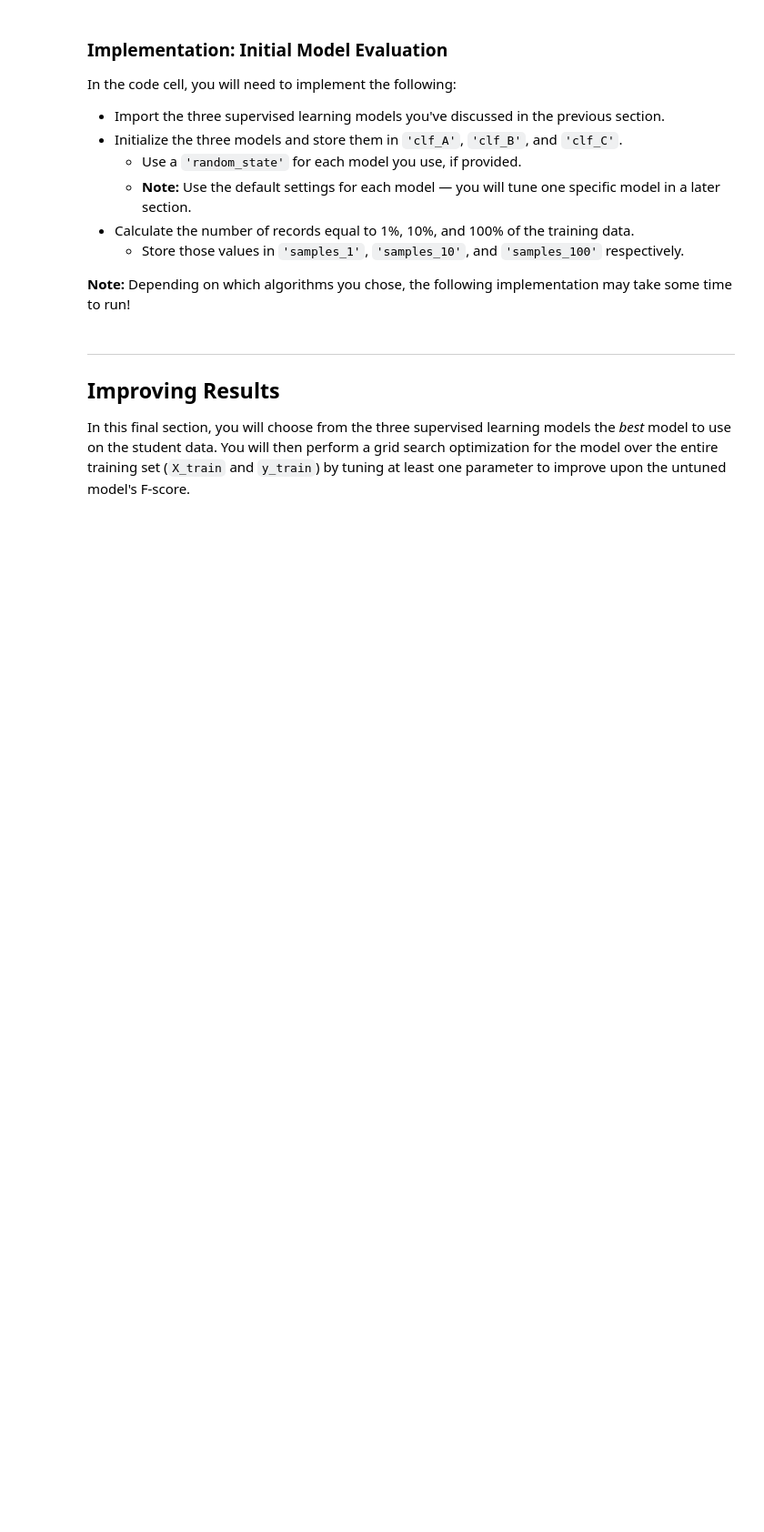
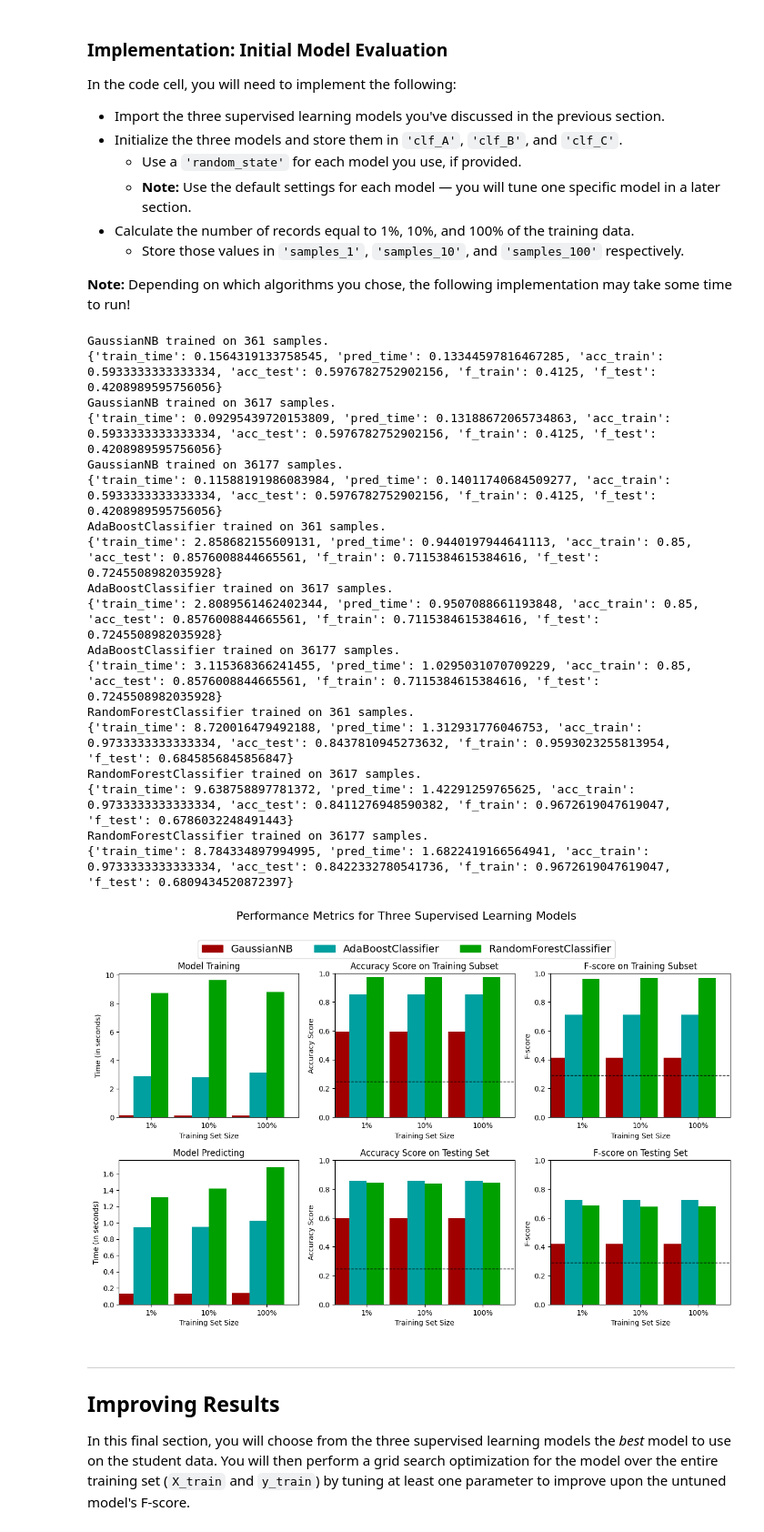
Before and after one commit to takakoyama/udacity_supervised, a Jupyter notebook: finding_donors.ipynb, the cells around one changed output. Shown: that part at 91% size. Saved outputs shown, nothing was run; the diff lists cells and outputs as text; code cells hidden in the pictures; blank space fills up the shorter version.

```diff
--- a/finding_donors.ipynb
+++ b/finding_donors.ipynb
@@ -316,6 +316,8 @@ In the code block below, you will need to implement the following:
    - Make sure that you set the `beta` parameter!
 # %%
 # TODO: Import two metrics from sklearn - fbeta_score and accuracy_score
+
+from sklearn.metrics import fbeta_score, accuracy_score
 
 def train_predict(learner, sample_size, X_train, y_train, X_test, y_test):
     '''
@@ -332,33 +334,33 @@ def train_predict(learner, sample_size, X_train, y_train, X_test, y_test):
 
     # TODO: Fit the learner to the training data using slicing with 'sample_size' using .fit(training_features[:], training_labels[:])
     start = time() # Get start time
-    learner = None
+    model = learner.fit(X_train, y_train)
     end = time() # Get end time
 
     # TODO: Calculate the training time
-    results['train_time'] = None
+    results['train_time'] = end-start
 
     # TODO: Get the predictions on the test set(X_test),
     #       then get predictions on the first 300 training samples(X_train) using .predict()
     start = time() # Get start time
-    predictions_test = None
-    predictions_train = None
+    predictions_test = model.predict(X_test)
+    predictions_train = model.predict(X_train)
     end = time() # Get end time
 
     # TODO: Calculate the total prediction time
-    results['pred_time'] = None
+    results['pred_time'] = end-start
 
     # TODO: Compute accuracy on the first 300 training samples which is y_train[:300]
-    results['acc_train'] = None
+    results['acc_train'] = accuracy_score(y_train[:300], predictions_train[:300])
 
     # TODO: Compute accuracy on test set using accuracy_score()
-    results['acc_test'] = None
+    results['acc_test'] = accuracy_score(y_test, predictions_test)
 
     # TODO: Compute F-score on the the first 300 training samples using fbeta_score()
-    results['f_train'] = None
+    results['f_train'] = fbeta_score(y_train[:300], predictions_train[:300], beta=0.5)
 
     # TODO: Compute F-score on the test set which is y_test
-    results['f_test'] = None
+    results['f_test'] = fbeta_score(y_test, predictions_test, beta=0.5)
 
     # Success
     print("{} trained on {} samples.".format(learner.__class__.__name__, sample_size))
@@ -378,31 +380,55 @@ In the code cell, you will need to implement the following:
 **Note:** Depending on which algorithms you chose, the following implementation may take some time to run!
 # %%
 # TODO: Import the three supervised learning models from sklearn
+from sklearn.naive_bayes import GaussianNB
+from sklearn.ensemble import RandomForestClassifier
+from sklearn.ensemble import AdaBoostClassifier
 
 # TODO: Initialize the three models
-clf_A = None
-clf_B = None
-clf_C = None
+clf_A = GaussianNB()
+clf_B = AdaBoostClassifier()
+clf_C = RandomForestClassifier()
 
 # TODO: Calculate the number of samples for 1%, 10%, and 100% of the training data
 # HINT: samples_100 is the entire training set i.e. len(y_train)
 # HINT: samples_10 is 10% of samples_100 (ensure to set the count of the values to be `int` and not `float`)
 # HINT: samples_1 is 1% of samples_100 (ensure to set the count of the values to be `int` and not `float`)
-samples_100 = None
-samples_10 = None
-samples_1 = None
+samples_100 = len(y_train)
+samples_10 = int(len(y_train)*0.1)
+samples_1 = int(len(y_train)*0.01)
 
 # Collect results on the learners
 results = {}
 for clf in [clf_A, clf_B, clf_C]:
     clf_name = clf.__class__.__name__
     results[clf_name] = {}
     for i, samples in enumerate([samples_1, samples_10, samples_100]):
         results[clf_name][i] = \
         train_predict(clf, samples, X_train, y_train, X_test, y_test)
+        print(results[clf_name][i])
 
 # Run metrics visualization for the three supervised learning models chosen
 vs.evaluate(results, accuracy, fscore)
+# %% [output]
+GaussianNB trained on 361 samples.
+{'train_time': 0.1564319133758545, 'pred_time': 0.13344597816467285, 'acc_train': 0.5933333333333334, 'acc_test': 0.5976782752902156, 'f_train': 0.4125, 'f_test': 0.4208989595756056}
+GaussianNB trained on 3617 samples.
+{'train_time': 0.09295439720153809, 'pred_time': 0.13188672065734863, 'acc_train': 0.5933333333333334, 'acc_test': 0.5976782752902156, 'f_train': 0.4125, 'f_test': 0.4208989595756056}
+GaussianNB trained on 36177 samples.
+{'train_time': 0.11588191986083984, 'pred_time': 0.14011740684509277, 'acc_train': 0.5933333333333334, 'acc_test': 0.5976782752902156, 'f_train': 0.4125, 'f_test': 0.4208989595756056}
+AdaBoostClassifier trained on 361 samples.
+{'train_time': 2.858682155609131, 'pred_time': 0.9440197944641113, 'acc_train': 0.85, 'acc_test': 0.8576008844665561, 'f_train': 0.7115384615384616, 'f_test': 0.7245508982035928}
+AdaBoostClassifier trained on 3617 samples.
+{'train_time': 2.8089561462402344, 'pred_time': 0.9507088661193848, 'acc_train': 0.85, 'acc_test': 0.8576008844665561, 'f_train': 0.7115384615384616, 'f_test': 0.7245508982035928}
+AdaBoostClassifier trained on 36177 samples.
+{'train_time': 3.115368366241455, 'pred_time': 1.0295031070709229, 'acc_train': 0.85, 'acc_test': 0.8576008844665561, 'f_train': 0.7115384615384616, 'f_test': 0.7245508982035928}
+RandomForestClassifier trained on 361 samples.
+{'train_time': 8.720016479492188, 'pred_time': 1.312931776046753, 'acc_train': 0.9733333333333334, 'acc_test': 0.8437810945273632, 'f_train': 0.9593023255813954, 'f_test': 0.6845856845856847}
+RandomForestClassifier trained on 3617 samples.
+{'train_time': 9.638758897781372, 'pred_time': 1.42291259765625, 'acc_train': 0.9733333333333334, 'acc_test': 0.8411276948590382, 'f_train': 0.9672619047619047, 'f_test': 0.6786032248491443}
+RandomForestClassifier trained on 36177 samples.
+{'train_time': 8.784334897994995, 'pred_time': 1.6822419166564941, 'acc_train': 0.9733333333333334, 'acc_test': 0.8422332780541736, 'f_train': 0.9672619047619047, 'f_test': 0.6809434520872397}
+[figure, added]
 # %% [markdown]
 ----
 ## Improving Results
```
Also changed, not shown: parts of 16 cells of this notebook.
